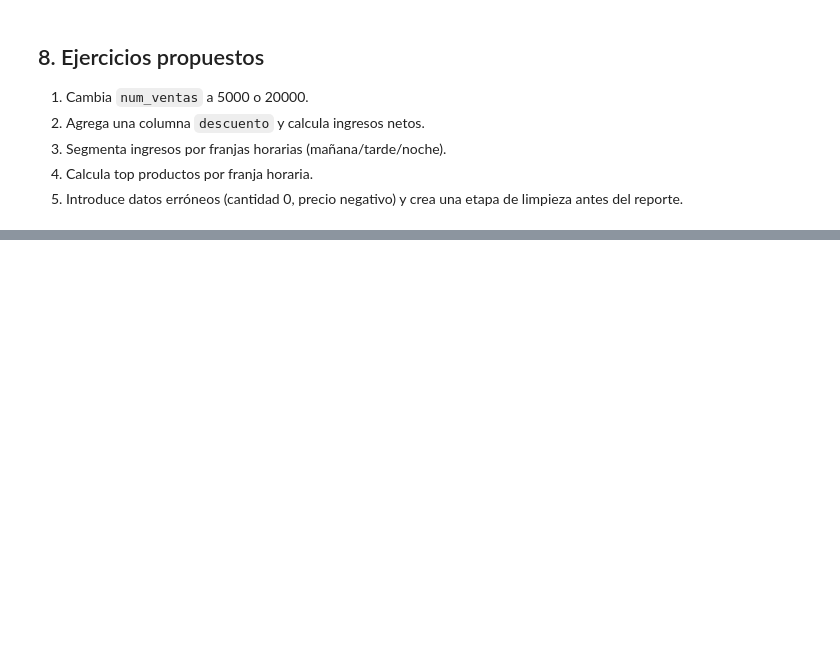
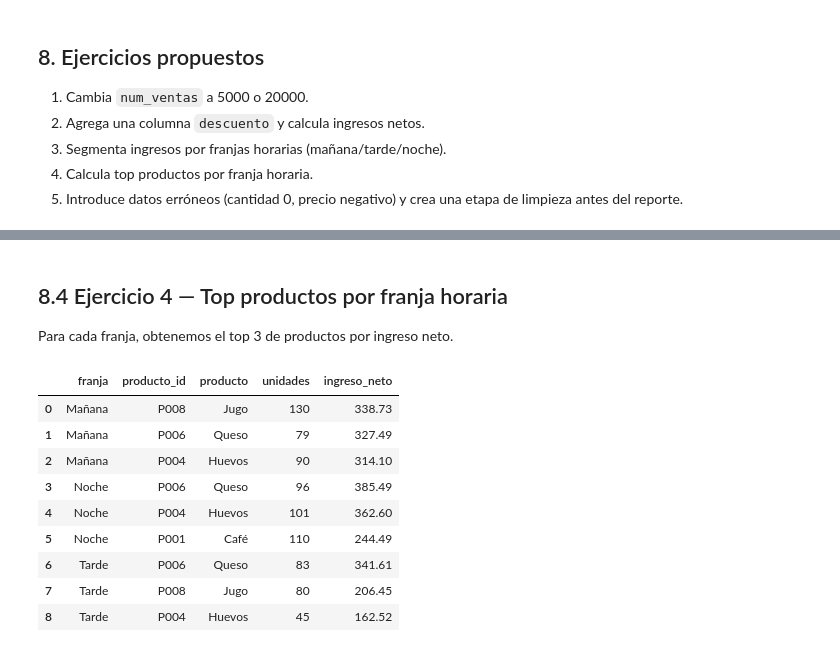
Before and after one commit to acvalencia/data_streaming, a Jupyter notebook: 03_Simulacion_Batch.ipynb, the cells around one changed output, grey strips where cells are left out. Cells and saved outputs as stored; diff of their text form; code cells hidden in the pictures; blank space fills up the shorter version.

```diff
--- a/03_Simulacion_Batch.ipynb
+++ b/03_Simulacion_Batch.ipynb
@@ -362,0 +482,29 @@ No sería aceptable en casos como fraude o alertas críticas (eso es streaming).
+# %% [markdown]
+## 8.4 Ejercicio 4 — Top productos por franja horaria
+
+Para cada franja, obtenemos el top 3 de productos por ingreso neto.
+# %%
+top_por_franja = (
+    df_f.groupby(["franja", "producto_id", "producto"], as_index=False)
+        .agg(unidades=("cantidad", "sum"), ingreso_neto=("total_neto", "sum"))
+)
+
+top3_por_franja = (
+    top_por_franja
+        .sort_values(["franja", "ingreso_neto"], ascending=[True, False])
+        .groupby("franja", as_index=False)
+        .head(3)
+        .reset_index(drop=True)
+)
+top3_por_franja
+# %% [output]
+|  | franja | producto_id | producto | unidades | ingreso_neto |
+| 0 | Mañana | P008 | Jugo | 130 | 338.73 |
+| 1 | Mañana | P006 | Queso | 79 | 327.49 |
+| 2 | Mañana | P004 | Huevos | 90 | 314.10 |
+| 3 | Noche | P006 | Queso | 96 | 385.49 |
+| 4 | Noche | P004 | Huevos | 101 | 362.60 |
+| 5 | Noche | P001 | Café | 110 | 244.49 |
+| 6 | Tarde | P006 | Queso | 83 | 341.61 |
+| 7 | Tarde | P008 | Jugo | 80 | 206.45 |
+| 8 | Tarde | P004 | Huevos | 45 | 162.52 |
```
Also changed, not shown: parts of 9 cells of this notebook, 5 other files.
